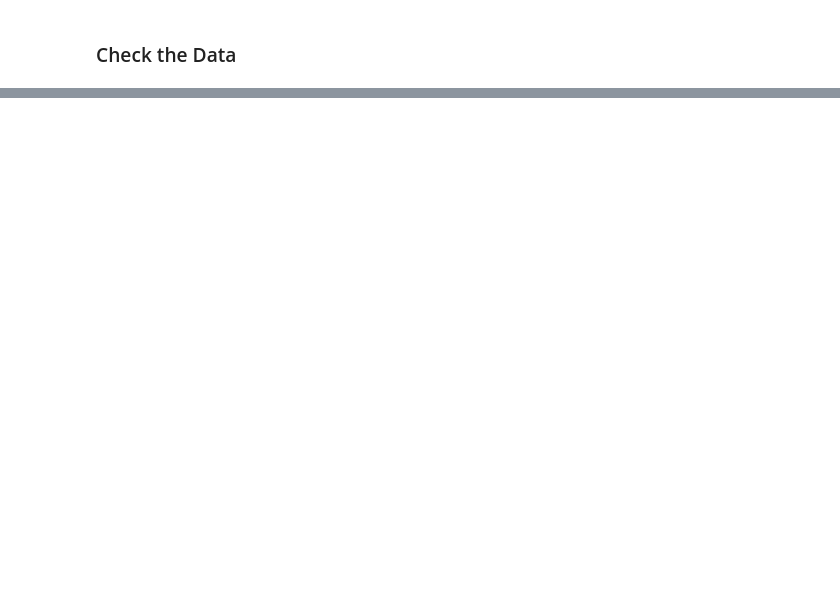
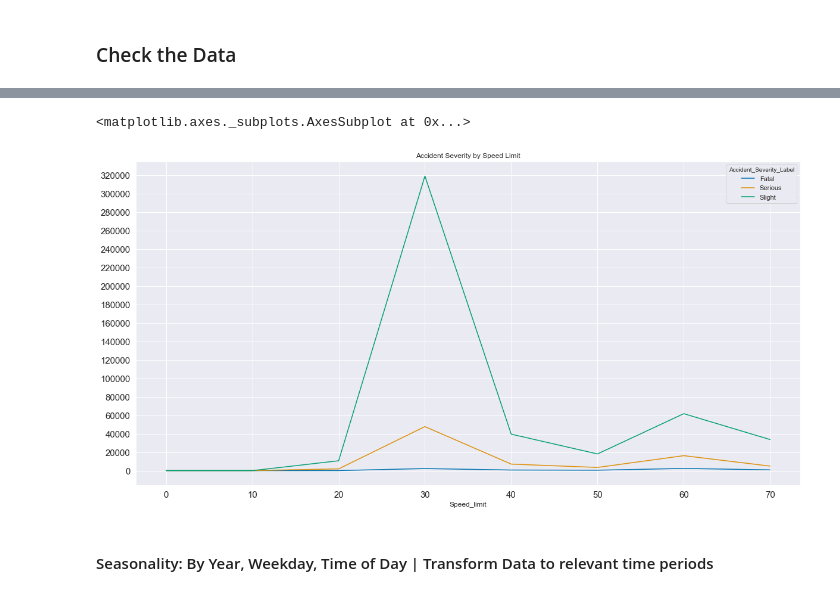
Before and after one commit to Danjah/ukdata, a Jupyter notebook: ukdata_df_prep.ipynb, the cells around one changed output, grey strips where cells are left out. Drawn from its saved outputs; the diff is of its cells as text; code cells hidden in the pictures; blank space fills up the shorter version.

```diff
--- a/ukdata_df_prep.ipynb
+++ b/ukdata_df_prep.ipynb
@@ -7,6 +23,7 @@ import seaborn as sns
 import cufflinks as cf
 
 sns.set(style='darkgrid')
+sns.set_palette('colorblind')
 # %% [markdown]
 ### Convert Excel to CSV reduce workload
 # %%
@@ -156,0 +91,7 @@ light_dic
+# %%
+#Create a Grouped DF comparing Speed Limit against Accident_Severity_Label
+speed_gp = (ukData.groupby(['Accident_Severity_Label','Speed_limit'])['Accident_Severity_Label']
+            .agg('count').unstack('Accident_Severity_Label').fillna(0))
+
+#Highlight Max Values
+speed_gp.style.highlight_max(color='red')
@@ -156,0 +109,10 @@ light_dic
+# %%
+#Plot Grouped Data Speed by ASL
+speed_gp.plot(kind='line', title='Accident Severity by Speed Limit',
+              figsize=(20,10), fontsize=15, sort_columns=True,
+              yticks=range(0,330000,20000))
+# %% [output]
+<matplotlib.axes._subplots.AxesSubplot at 0x...>
+[figure, added]
+# %% [markdown]
+#### Seasonality: By Year, Weekday, Time of Day | Transform Data to relevant time periods
```
Also changed, not shown: parts of 79 cells of this notebook, 1 other file.
